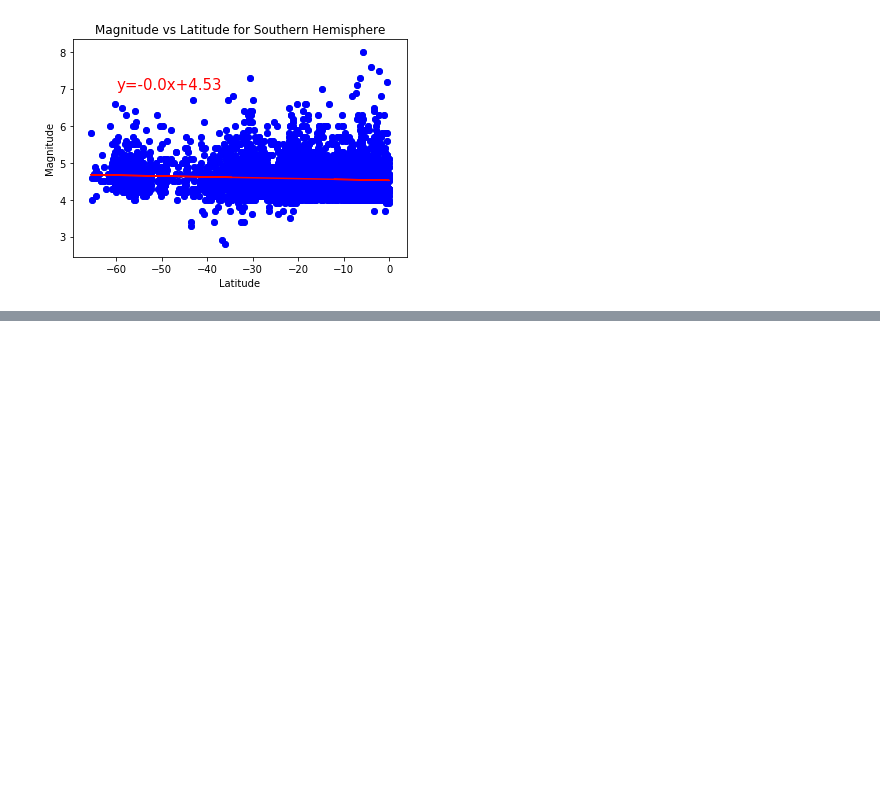
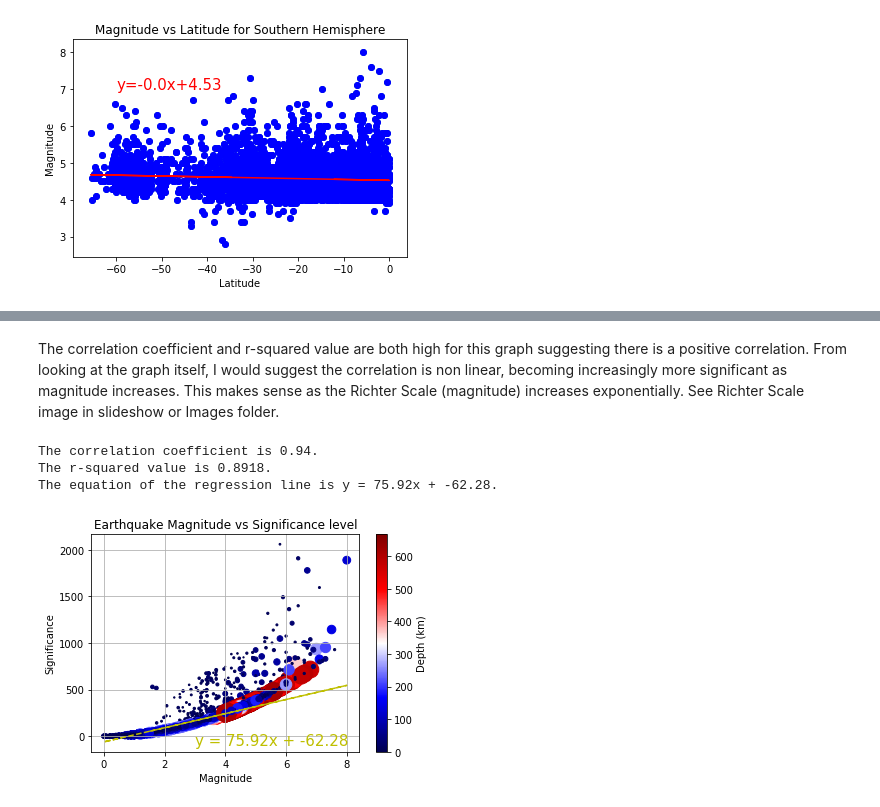
Before and after one commit to SarahZ22/Tremors_Analysis-Earthquake_Visualizations, a Jupyter notebook: EarthquakesNB.ipynb, the cells around one changed output, grey strips where cells are left out. Cells and saved outputs as stored; diff of their text form; code cells hidden in the pictures; blank space fills up the shorter version.

```diff
--- a/EarthquakesNB.ipynb
+++ b/EarthquakesNB.ipynb
@@ -198,0 +332,40 @@ The r-squared value is 0.006559880715560423
+# %% [markdown]
+The correlation coefficient and r-squared value are both high for this graph suggesting there is a positive correlation. From looking at the graph itself, I would suggest the correlation is non linear, becoming increasingly more significant as magnitude increases. This makes sense as the Richter Scale (magnitude) increases exponentially. See Richter Scale image in slideshow or Images folder.
+# %%
+#I decided to add a depth component to this plot to compare all 3 variables at once
+
+filterdf=filtered_quakesdf.dropna(subset=["Magnitude", "Significance", "Depth"])
+filterdf=filterdf.loc[(filterdf["Magnitude"]>=0) & (filterdf["Depth"]>=0)]
+
+x_values = filterdf["Magnitude"]
+y_values = filterdf["Significance"]
+z_values = filterdf["Depth"]
+
+(slope, intercept, rvalue, pvalue, stderr) = linregress(x_values, y_values)
+regress_values = x_values * slope + intercept
+line_eq = "y = " + str(round(slope,2)) + "x + " + str(round(intercept,2))
+
+cod =round(rvalue**2, 4)
+corr_coeff = round(st.pearsonr(x_values,y_values)[0], 2)
+
+plt.scatter(x_values, y_values, s=z_values/2, c=z_values, cmap=plt.get_cmap('seismic'))
+plt.grid(which="both")
+plt.title("Earthquake Magnitude vs Significance level")
+plt.xlabel("Magnitude")
+plt.ylabel("Significance")
+cb=plt.colorbar()
+cb.set_label("Depth (km)")
+
+plt.plot(x_values, regress_values, "y--")
+plt.annotate(line_eq, (3,-100), fontsize=15, color ='y')
+
+plt.savefig("Images/earthquakemagvssigvsdep.png")
+
+print(f'The correlation coefficient is {corr_coeff}.')
+print(f'The r-squared value is {cod}.')
+print(f'The equation of the regression line is {line_eq}.')
+# %% [output]
+The correlation coefficient is 0.94.
+The r-squared value is 0.8918.
+The equation of the regression line is y = 75.92x + -62.28.
+[figure, added]
```
Also changed, not shown: parts of 14 cells of this notebook.
